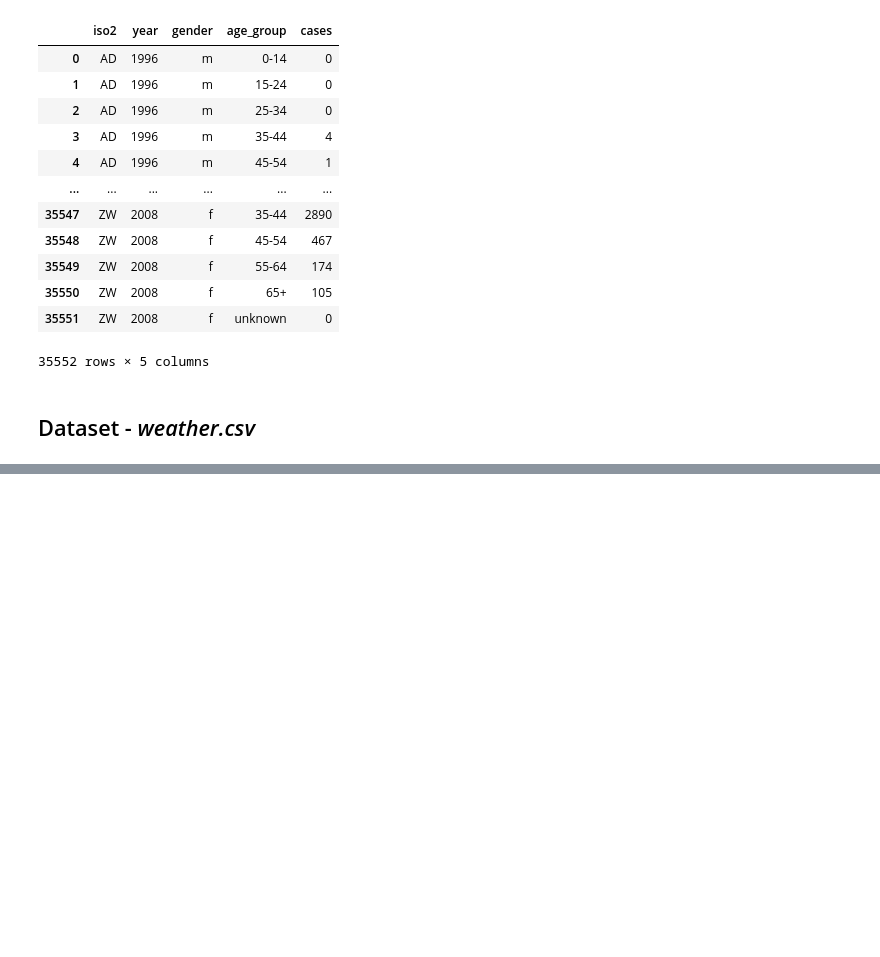
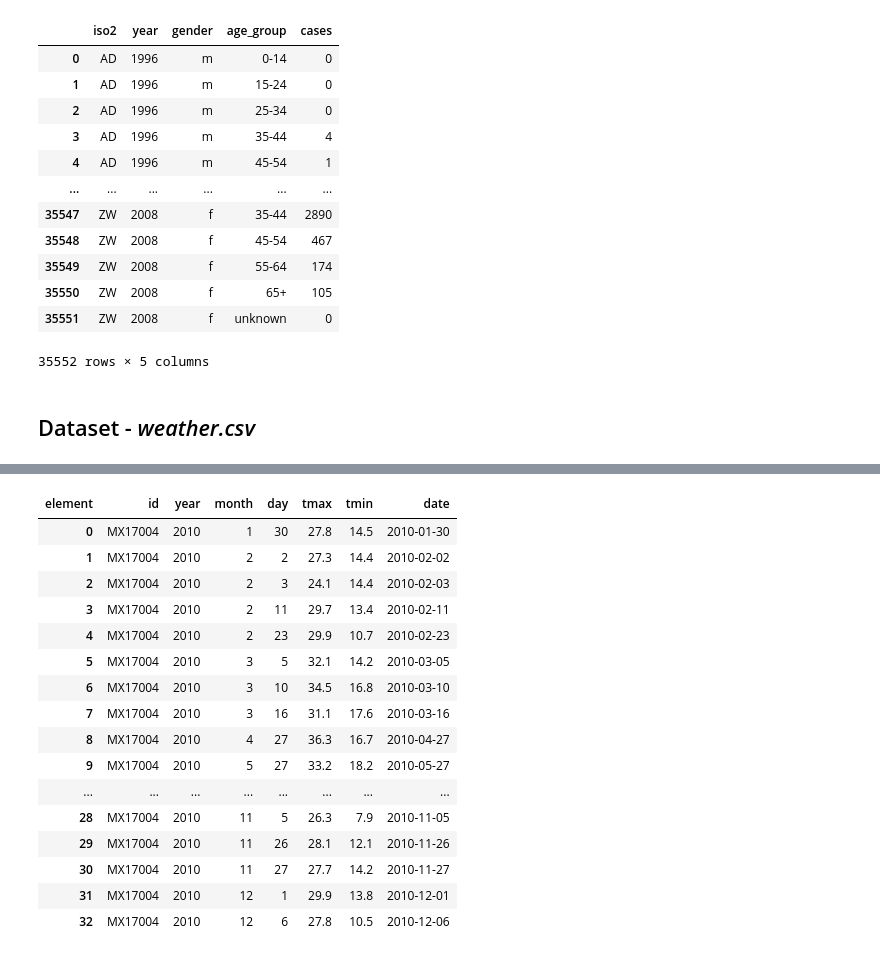
Before and after one commit to maryananaidenova/softuni-ai-module, a Jupyter notebook: 02.Data science/02.Data Tidying and Cleaning /data-tiding-and-cleaning.ipynb, the cells around one changed output, grey strips where cells are left out. Saved outputs shown, nothing was run; the diff lists cells and outputs as text; code cells hidden in the pictures; blank space fills up the shorter version.

```diff
--- a/02.Data science/02.Data Tidying and Cleaning /data-tiding-and-cleaning.ipynb
+++ b/02.Data science/02.Data Tidying and Cleaning /data-tiding-and-cleaning.ipynb
@@ -502,0 +569,2 @@ tb_tidy_no_missing.to_csv("data/tb_tidy_no_missing.csv", index = False)
+# %%
+weather_data_tidy = weather_data_tidy.dropna()
@@ -502,0 +587,2 @@ tb_tidy_no_missing.to_csv("data/tb_tidy_no_missing.csv", index = False)
+# %%
+weather_data_tidy = weather_data_tidy.pivot_table(index = ["id", "year", "month", "day"], columns = "element", values = "value")
@@ -502,0 +610,2 @@ tb_tidy_no_missing.to_csv("data/tb_tidy_no_missing.csv", index = False)
+# %%
+weather_data_tidy = weather_data_tidy.reset_index()
@@ -502,0 +632,22 @@ tb_tidy_no_missing.to_csv("data/tb_tidy_no_missing.csv", index = False)
+# %%
+ weather_data_tidy["date"] = pd.to_datetime(weather_data_tidy[["year", "month", "day"]])
+# %%
+weather_data_tidy
+# %% [output]
+| element | id | year | month | day | tmax | tmin | date |
+| 0 | MX17004 | 2010 | 1 | 30 | 27.8 | 14.5 | 2010-01-30 |
+| 1 | MX17004 | 2010 | 2 | 2 | 27.3 | 14.4 | 2010-02-02 |
+| 2 | MX17004 | 2010 | 2 | 3 | 24.1 | 14.4 | 2010-02-03 |
+| 3 | MX17004 | 2010 | 2 | 11 | 29.7 | 13.4 | 2010-02-11 |
+| 4 | MX17004 | 2010 | 2 | 23 | 29.9 | 10.7 | 2010-02-23 |
+| 5 | MX17004 | 2010 | 3 | 5 | 32.1 | 14.2 | 2010-03-05 |
+| 6 | MX17004 | 2010 | 3 | 10 | 34.5 | 16.8 | 2010-03-10 |
+| 7 | MX17004 | 2010 | 3 | 16 | 31.1 | 17.6 | 2010-03-16 |
+| 8 | MX17004 | 2010 | 4 | 27 | 36.3 | 16.7 | 2010-04-27 |
+| 9 | MX17004 | 2010 | 5 | 27 | 33.2 | 18.2 | 2010-05-27 |
+| ... | ... | ... | ... | ... | ... | ... | ... |
+| 28 | MX17004 | 2010 | 11 | 5 | 26.3 | 7.9 | 2010-11-05 |
+| 29 | MX17004 | 2010 | 11 | 26 | 28.1 | 12.1 | 2010-11-26 |
+| 30 | MX17004 | 2010 | 11 | 27 | 27.7 | 14.2 | 2010-11-27 |
+| 31 | MX17004 | 2010 | 12 | 1 | 29.9 | 13.8 | 2010-12-01 |
+| 32 | MX17004 | 2010 | 12 | 6 | 27.8 | 10.5 | 2010-12-06 |
```
Also changed, not shown: parts of 47 cells of this notebook, 7 other files.
